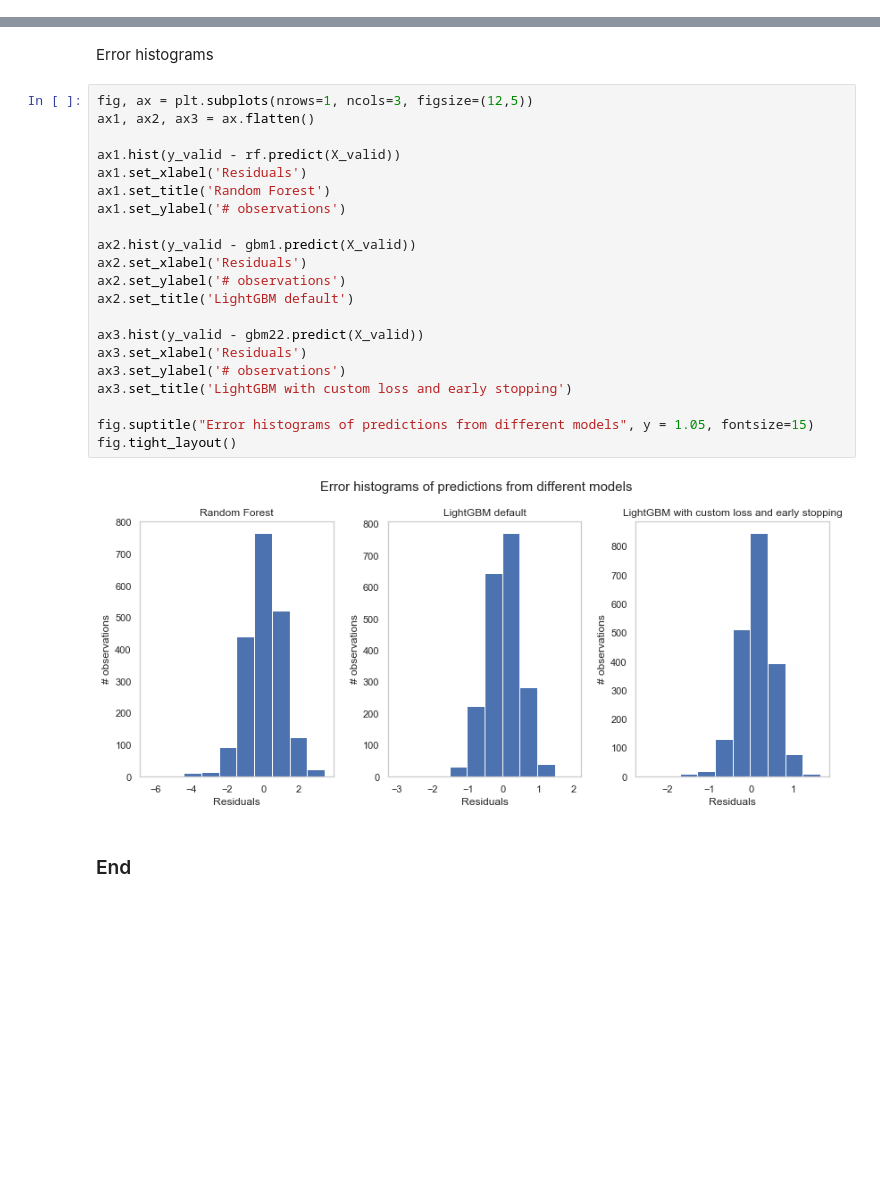
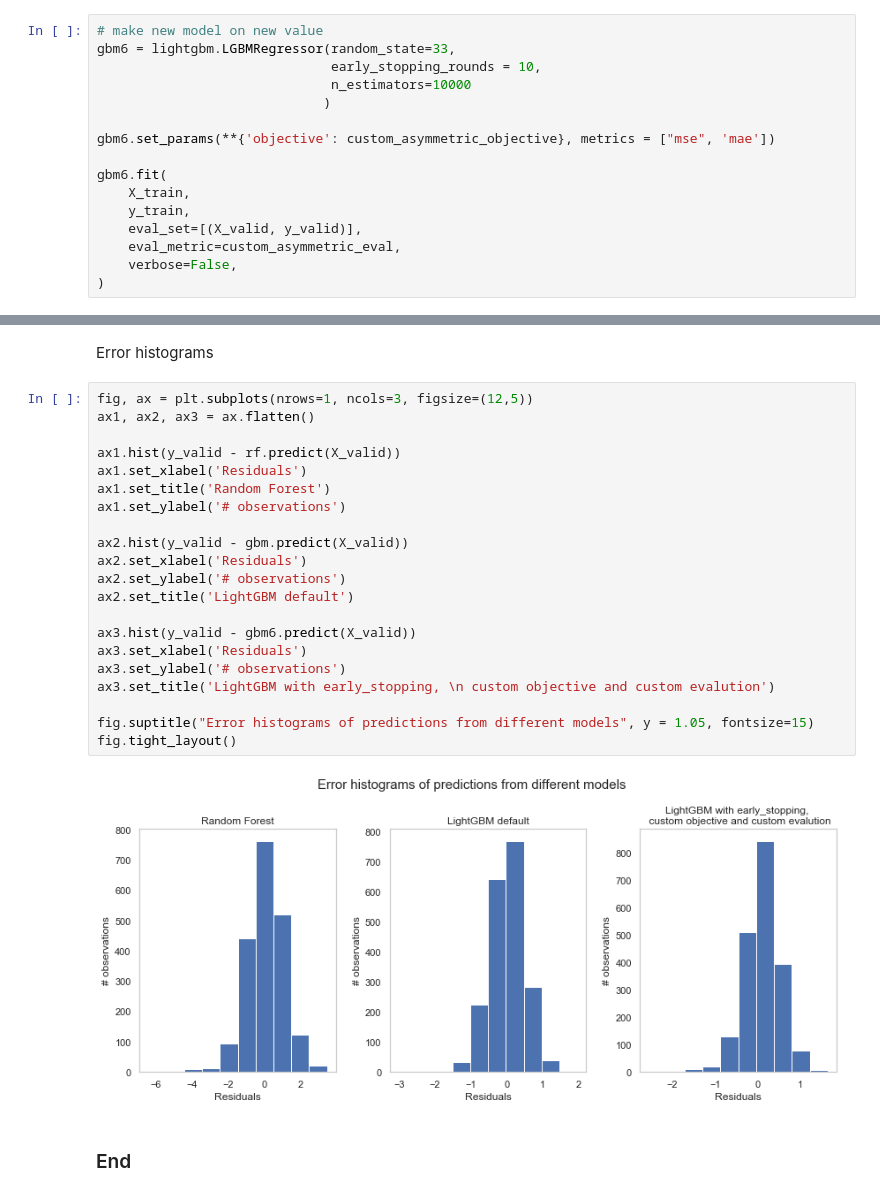
Before and after one commit to manifoldai/mf-eng-public, a Jupyter notebook: notebooks/custom_loss_lightgbm.ipynb, the cells around one changed output, grey strips where cells are left out. Drawn from its saved outputs; the diff is of its cells as text; blank space fills up the shorter version.

```diff
--- a/notebooks/custom_loss_lightgbm.ipynb
+++ b/notebooks/custom_loss_lightgbm.ipynb
@@ -413,3 +245,19 @@ LGBMRegressor(boosting_type='gbdt', class_weight=None, colsample_bytree=1.0,
+# %%
+# make new model on new value
+gbm6 = lightgbm.LGBMRegressor(random_state=33,
+                              early_stopping_rounds = 10,
+                              n_estimators=10000
+                             )
+
+gbm6.set_params(**{'objective': custom_asymmetric_objective}, metrics = ["mse", 'mae'])
+
+gbm6.fit(
+    X_train,
+    y_train,
+    eval_set=[(X_valid, y_valid)],
+    eval_metric=custom_asymmetric_eval,
+    verbose=False,
+)
 # %% [markdown]
 ### Reporting scores for different models
 # %% [markdown]
@@ -492,25 +369,25 @@ Error histograms
 # %%
 fig, ax = plt.subplots(nrows=1, ncols=3, figsize=(12,5))
 ax1, ax2, ax3 = ax.flatten()
 
 ax1.hist(y_valid - rf.predict(X_valid))
 ax1.set_xlabel('Residuals')
 ax1.set_title('Random Forest')
 ax1.set_ylabel('# observations')
 
-ax2.hist(y_valid - gbm1.predict(X_valid))
+ax2.hist(y_valid - gbm.predict(X_valid))
 ax2.set_xlabel('Residuals')
 ax2.set_ylabel('# observations')
 ax2.set_title('LightGBM default')
 
-ax3.hist(y_valid - gbm22.predict(X_valid))
+ax3.hist(y_valid - gbm6.predict(X_valid))
 ax3.set_xlabel('Residuals')
 ax3.set_ylabel('# observations')
-ax3.set_title('LightGBM with custom loss and early stopping')
+ax3.set_title('LightGBM with early_stopping, \n custom objective and custom evalution')
 
 fig.suptitle("Error histograms of predictions from different models", y = 1.05, fontsize=15)
 fig.tight_layout()
 # %% [output]
-[figure, old version]
+[figure, new version]
 # %% [markdown]
 ### End
```
Also changed, not shown: parts of 57 cells of this notebook.
